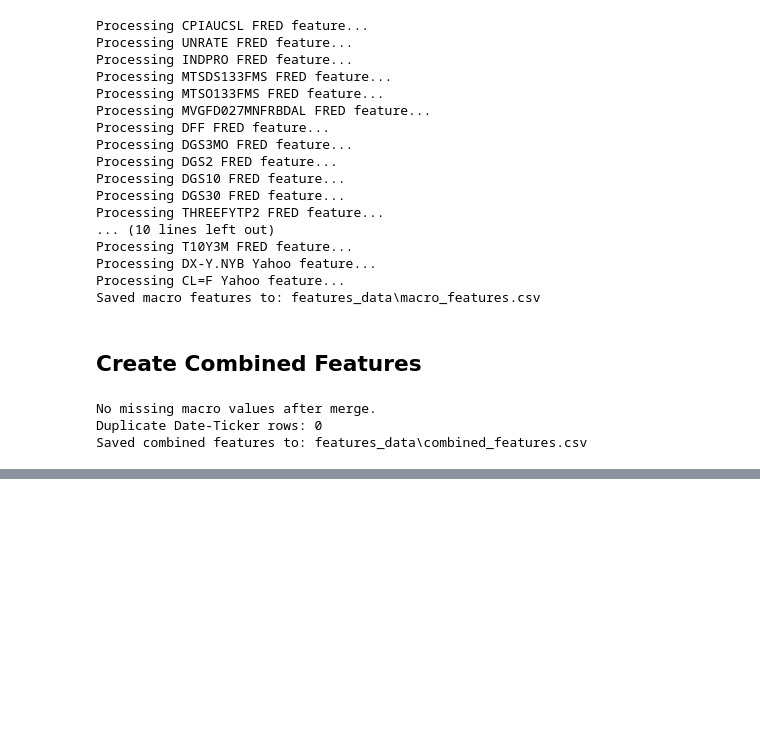
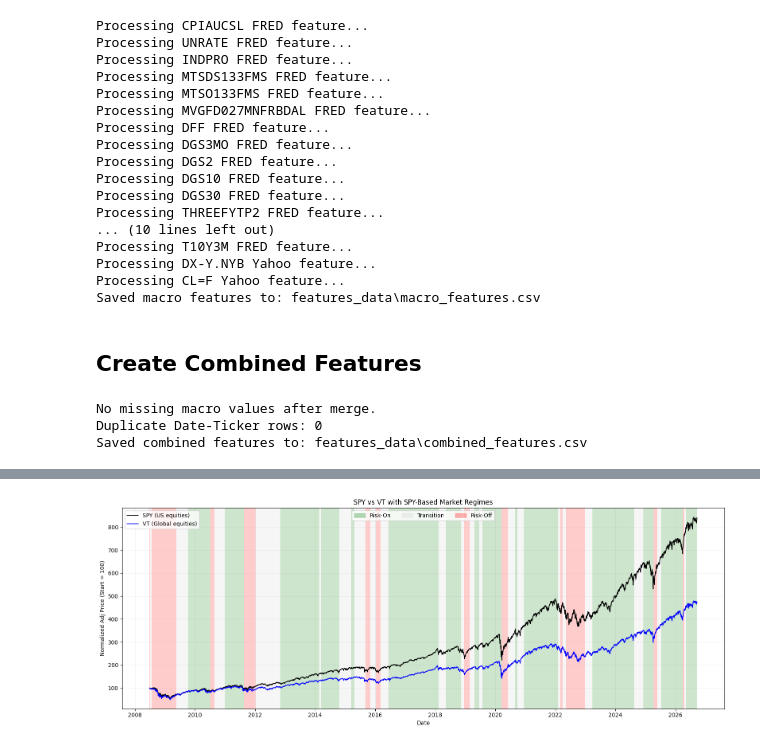
Before and after one commit to eneseidani/capstone, a Jupyter notebook: S03_construct_features.ipynb, the cells around one changed output, grey strips where cells are left out. Drawn from its saved outputs; the diff is of its cells as text; code cells hidden in the pictures; blank space fills up the shorter version.

Commit message:
Adding regime detection part

```diff
--- a/S03_construct_features.ipynb
+++ b/S03_construct_features.ipynb
@@ -598,0 +771,75 @@ Saved combined features to: features_data\combined_features.csv
+# %%
+# Visualize regimes with SPY and VT time series
+vt = load_yahoo_data(ticker="VT", input_dir=YAHOO_INPUT_DIR)
+vt = vt[["Date", "Adj Close"]].rename(columns={"Adj Close": "VT_Adj_Close"})
+
+# Combine SPY regimes with VT prices
+plot_data = (
+    regime_data[
+        ["Date", "Adj Close", "Market_Regime"]
+    ]
+    .rename(columns={"Adj Close": "SPY_Adj_Close"})
+    .merge(vt, on="Date", how="inner", validate="one_to_one")
+    .sort_values("Date")
+    .reset_index(drop=True)
+)
+
+# Normalize both price series to 100
+plot_data["SPY_Normalized"] = (plot_data["SPY_Adj_Close"] / plot_data["SPY_Adj_Close"].iloc[0] * 100)
+plot_data["VT_Normalized"] = (plot_data["VT_Adj_Close"] / plot_data["VT_Adj_Close"].iloc[0] * 100)
+
+# Identify consecutive regime periods
+plot_data["Regime_Group"] = (plot_data["Market_Regime"].ne(plot_data["Market_Regime"].shift()).cumsum())
+
+regime_colors = {
+    "Risk-On": "green",
+    "Transition": "lightgray",
+    "Risk-Off": "red",
+}
+
+fig, ax = plt.subplots(figsize=(16, 6))
+
+# Plot both indices
+ax.plot(
+    plot_data["Date"],
+    plot_data["SPY_Normalized"],
+    color="black",
+    linewidth=1.3,
+    label="SPY (US equities)",
+)
+
+ax.plot(
+    plot_data["Date"],
+    plot_data["VT_Normalized"],
+    color="blue",
+    linewidth=1.3,
+    label="VT (Global equities)",
+)
+
+# Shade market regimes
+for _, group in plot_data.groupby("Regime_Group"):
+    regime = group["Market_Regime"].iloc[0]
+
+    ax.axvspan(
+        group["Date"].iloc[0],
+        group["Date"].iloc[-1] + pd.Timedelta(days=1),
+        color=regime_colors[regime],
+        alpha=0.20,
+        linewidth=0,
+    )
+
+# Legends
+legend_handles = [Patch(color=color, alpha=0.3, label=regime) for regime, color in regime_colors.items()]
+line_legend = ax.legend(loc="upper left")
+ax.add_artist(line_legend)
+ax.legend(handles=legend_handles, loc="upper center", ncol=3)
+
+ax.set_title("SPY vs VT with SPY-Based Market Regimes")
+ax.set_xlabel("Date")
+ax.set_ylabel("Normalized Adj Price (Start = 100)")
+ax.grid(alpha=0.2)
+
+plt.tight_layout()
+plt.show()
+# %% [output]
+[figure, added]
```
Also changed, not shown: parts of 4 cells of this notebook, 2 other files.
